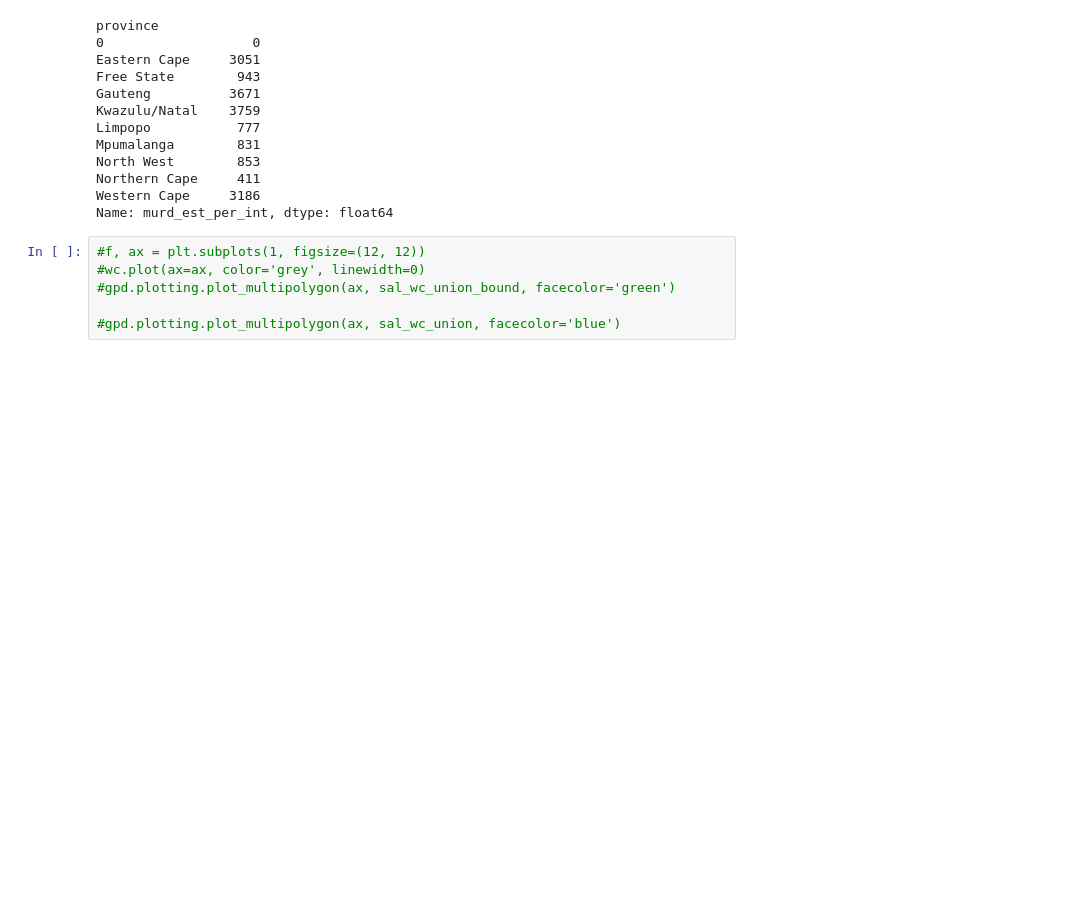
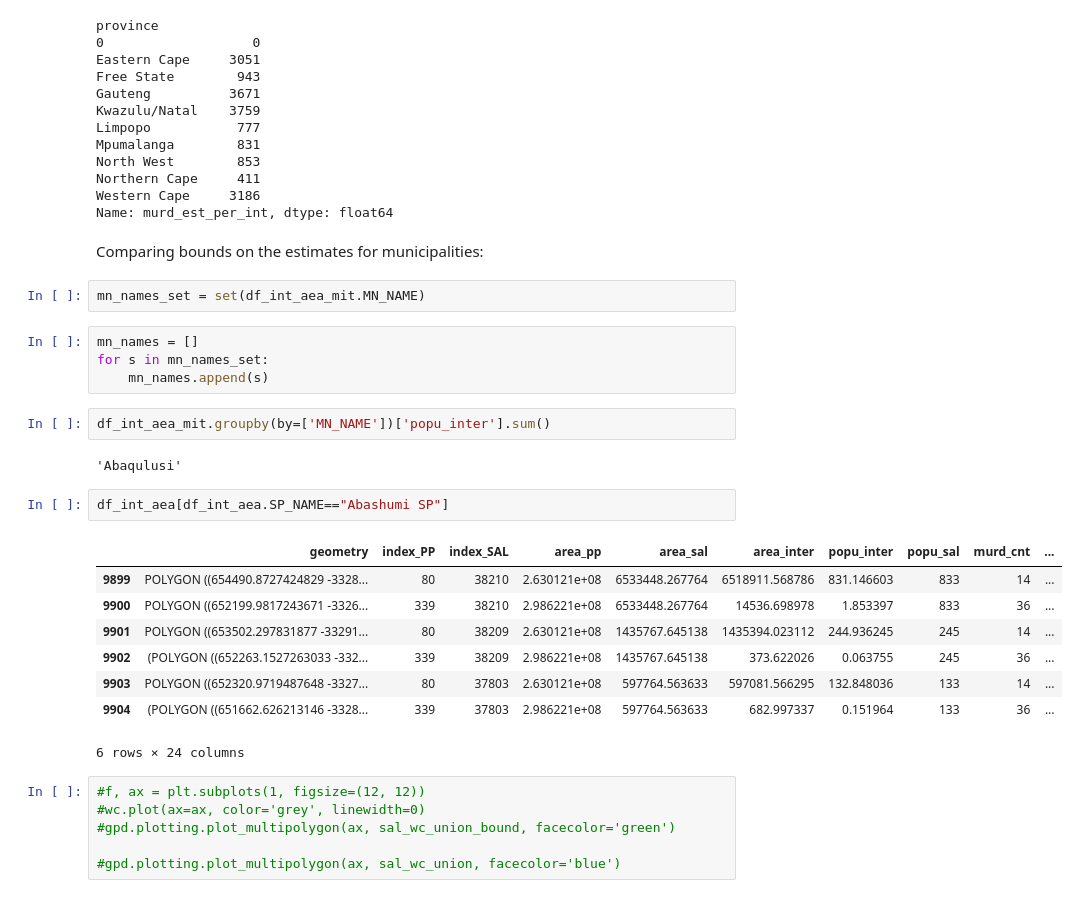
Before and after one commit to OpenUpSA/crime-stats-demystifed, a Jupyter notebook: crime_stats_compute_aea.ipynb, the cells around one changed output. Saved outputs shown, nothing was run; the diff lists cells and outputs as text; blank space fills up the shorter version.

```diff
--- a/crime_stats_compute_aea.ipynb
+++ b/crime_stats_compute_aea.ipynb
@@ -367,6 +359,29 @@ North West        853
 Northern Cape     411
 Western Cape     3186
 Name: murd_est_per_int, dtype: float64
+# %% [markdown]
+Comparing bounds on the estimates for municipalities:
+# %%
+mn_names_set = set(df_int_aea_mit.MN_NAME)
+# %%
+mn_names = []
+for s in mn_names_set:
+    mn_names.append(s)
+# %%
+df_int_aea_mit.groupby(by=['MN_NAME'])['popu_inter'].sum()
+# %% [output]
+'Abaqulusi'
+# %%
+df_int_aea[df_int_aea.SP_NAME=="Abashumi SP"]
+# %% [output]
+|  | geometry | index_PP | index_SAL | area_pp | area_sal | area_inter | popu_inter | popu_sal | murd_cnt | ... |
+| 9899 | POLYGON ((654490.8727424829 -3328... | 80 | 38210 | 2.630121e+08 | 6533448.267764 | 6518911.568786 | 831.146603 | 833 | 14 | ... |
+| 9900 | POLYGON ((652199.9817243671 -3326... | 339 | 38210 | 2.986221e+08 | 6533448.267764 | 14536.698978 | 1.853397 | 833 | 36 | ... |
+| 9901 | POLYGON ((653502.297831877 -33291... | 80 | 38209 | 2.630121e+08 | 1435767.645138 | 1435394.023112 | 244.936245 | 245 | 14 | ... |
+| 9902 | (POLYGON ((652263.1527263033 -332... | 339 | 38209 | 2.986221e+08 | 1435767.645138 | 373.622026 | 0.063755 | 245 | 36 | ... |
+| 9903 | POLYGON ((652320.9719487648 -3327... | 80 | 37803 | 2.630121e+08 | 597764.563633 | 597081.566295 | 132.848036 | 133 | 14 | ... |
+| 9904 | (POLYGON ((651662.626213146 -3328... | 339 | 37803 | 2.986221e+08 | 597764.563633 | 682.997337 | 0.151964 | 133 | 36 | ... |
+6 rows × 24 columns
 # %%
 #f, ax = plt.subplots(1, figsize=(12, 12))
 #wc.plot(ax=ax, color='grey', linewidth=0)
```
Also changed, not shown: parts of 16 cells of this notebook, 1 other file.
